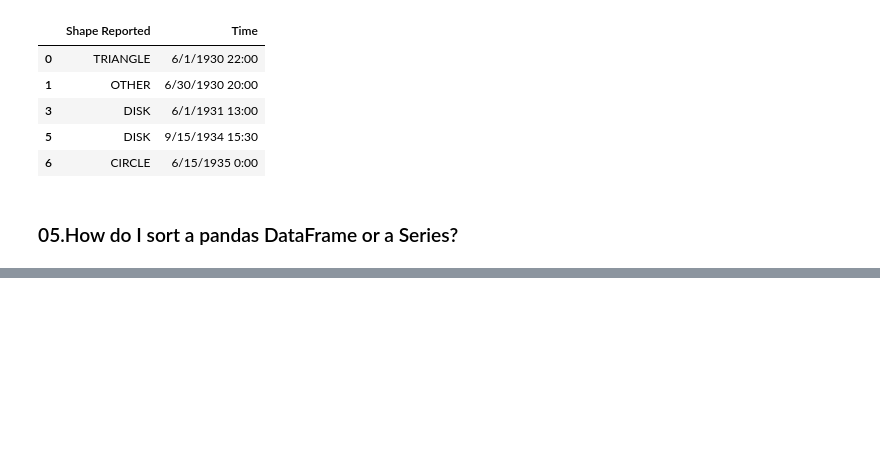
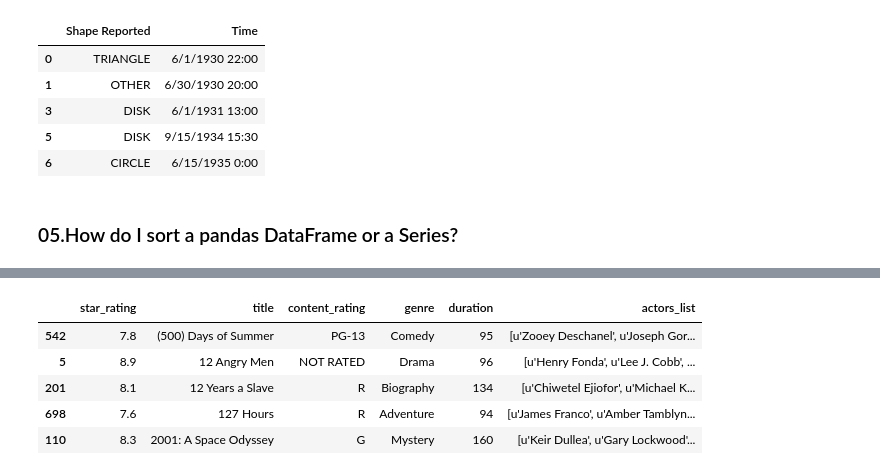
Before and after one commit to JKChang2015/Machine_Learning, a Jupyter notebook: Packages/Pandas/Pandas Q & A.ipynb, the cells around one changed output, grey strips where cells are left out. Saved outputs shown, nothing was run; the diff lists cells and outputs as text; code cells hidden in the pictures; blank space fills up the shorter version.

```diff
--- a/Packages/Pandas/Pandas Q & A.ipynb
+++ b/Packages/Pandas/Pandas Q & A.ipynb
@@ -216,0 +290,9 @@ ufo.head()
+# %%
+movies.sort_values('title').head()  #return all dataFrame
+# %% [output]
+|  | star_rating | title | content_rating | genre | duration | actors_list |
+| 542 | 7.8 | (500) Days of Summer | PG-13 | Comedy | 95 | [u'Zooey Deschanel', u'Joseph Gor... |
+| 5 | 8.9 | 12 Angry Men | NOT RATED | Drama | 96 | [u'Henry Fonda', u'Lee J. Cobb', ... |
+| 201 | 8.1 | 12 Years a Slave | R | Biography | 134 | [u'Chiwetel Ejiofor', u'Michael K... |
+| 698 | 7.6 | 127 Hours | R | Adventure | 94 | [u'James Franco', u'Amber Tamblyn... |
+| 110 | 8.3 | 2001: A Space Odyssey | G | Mystery | 160 | [u'Keir Dullea', u'Gary Lockwood'... |
```
Also changed, not shown: parts of 17 cells of this notebook.
